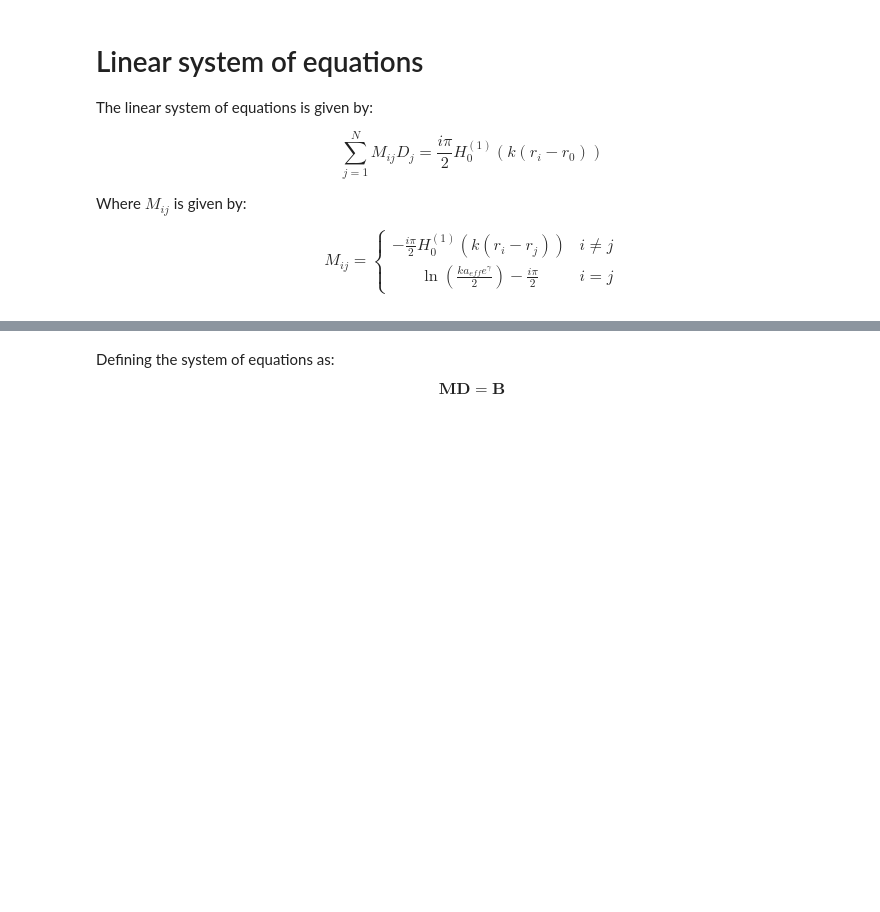
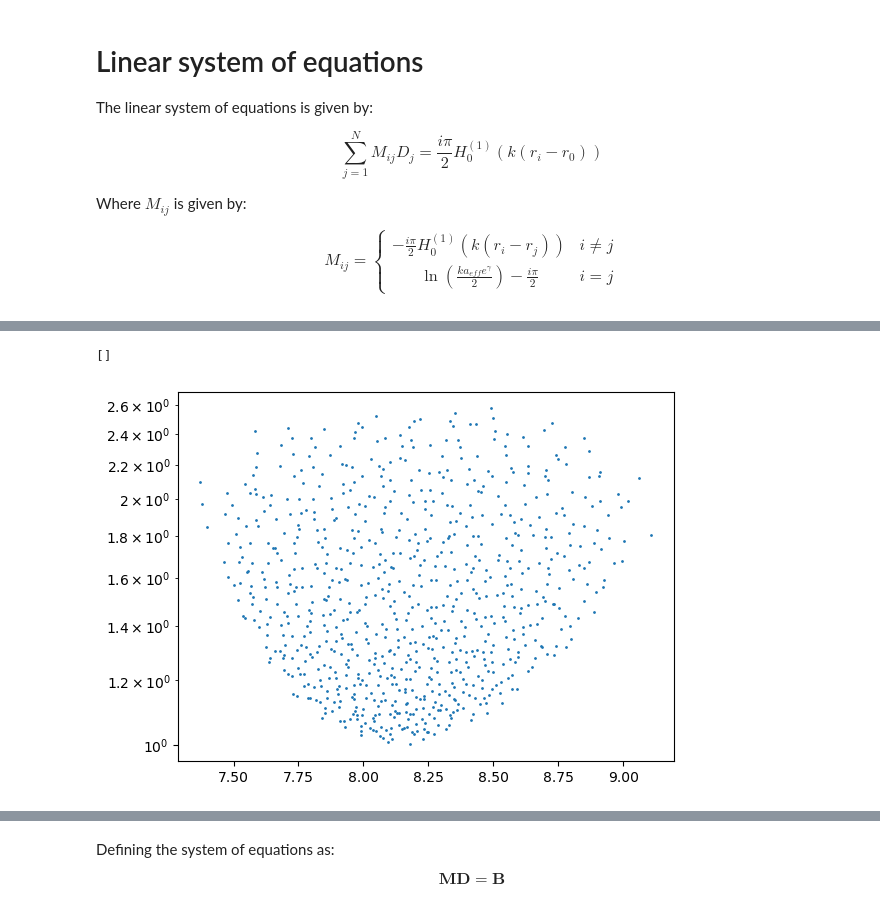
Before and after one commit to pfargas/Disordered-Quantum-Gases, a Jupyter notebook: computations.ipynb, the cells around one changed output, grey strips where cells are left out. Saved outputs shown, nothing was run; the diff lists cells and outputs as text; code cells hidden in the pictures; blank space fills up the shorter version.

```diff
--- a/computations.ipynb
+++ b/computations.ipynb
@@ -156,0 +183,7 @@ plt.imshow(np.abs(m_matrix), cmap='viridis')
+# %%
+new_eigvals = np.log(a_eff*k*np.exp(gamma_euler))-1j*np.pi/2+off_diagonal_eigvals
+plt.plot(np.real(new_eigvals), np.abs(np.imag(new_eigvals)), 'o',markersize=1)
+plt.semilogy()
+# %% [output]
+[]
+[figure, added]
```
Also changed, not shown: parts of 9 cells of this notebook, 2 other files.
